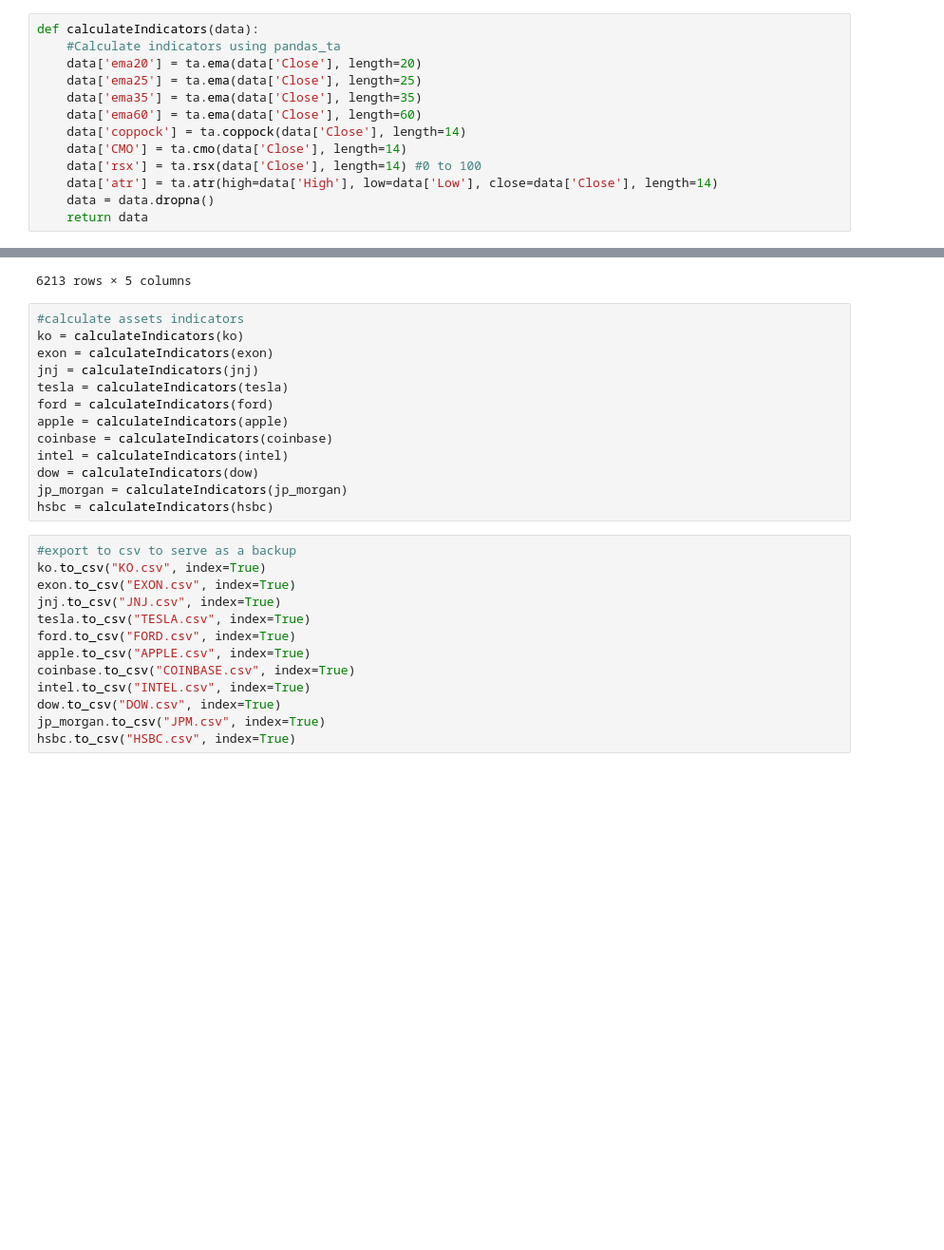
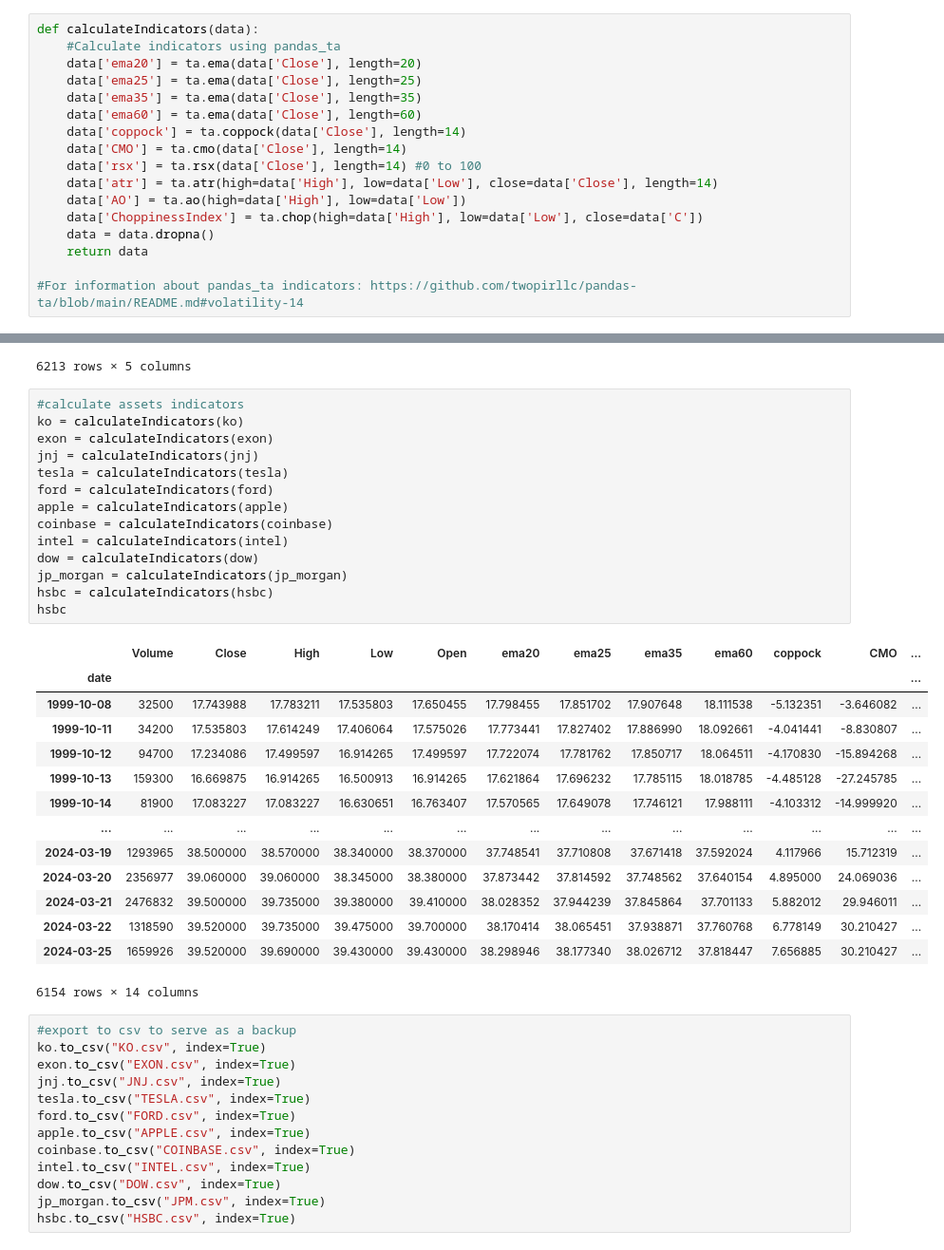
Before and after one commit to mayer19/AlgoritmitTradingCourse, a Jupyter notebook: Trading/BacktestTrading.ipynb, the cells around one changed output, grey strips where cells are left out. Shown at 95% size. Drawn from its saved outputs; the diff is of its cells as text; blank space fills up the shorter version.

```diff
--- a/Trading/BacktestTrading.ipynb
+++ b/Trading/BacktestTrading.ipynb
@@ -51,8 +51,12 @@ def calculateIndicators(data):
     data['CMO'] = ta.cmo(data['Close'], length=14)
     data['rsx'] = ta.rsx(data['Close'], length=14) #0 to 100
     data['atr'] = ta.atr(high=data['High'], low=data['Low'], close=data['Close'], length=14)
+    data['AO'] = ta.ao(high=data['High'], low=data['Low'])
+    data['ChoppinessIndex'] = ta.chop(high=data['High'], low=data['Low'], close=data['C'])
     data = data.dropna()
     return data
+
+#For information about pandas_ta indicators: https://github.com/twopirllc/pandas-ta/blob/main/README.md#volatility-14
 # %% [markdown]
 ### Code
 # %%
@@ -91,16 +95,32 @@ hsbc
 # %%
 #calculate assets indicators
 ko = calculateIndicators(ko)
 exon = calculateIndicators(exon)
 jnj = calculateIndicators(jnj)
 tesla = calculateIndicators(tesla)
 ford = calculateIndicators(ford)
 apple = calculateIndicators(apple)
 coinbase = calculateIndicators(coinbase)
 intel = calculateIndicators(intel)
 dow = calculateIndicators(dow)
 jp_morgan = calculateIndicators(jp_morgan)
 hsbc = calculateIndicators(hsbc)
+hsbc
+# %% [output]
+|  | Volume | Close | High | Low | Open | ema20 | ema25 | ema35 | ema60 | coppock | CMO | ... |
+| date |  |  |  |  |  |  |  |  |  |  |  | ... |
+| 1999-10-08 | 32500 | 17.743988 | 17.783211 | 17.535803 | 17.650455 | 17.798455 | 17.851702 | 17.907648 | 18.111538 | -5.132351 | -3.646082 | ... |
+| 1999-10-11 | 34200 | 17.535803 | 17.614249 | 17.406064 | 17.575026 | 17.773441 | 17.827402 | 17.886990 | 18.092661 | -4.041441 | -8.830807 | ... |
+| 1999-10-12 | 94700 | 17.234086 | 17.499597 | 16.914265 | 17.499597 | 17.722074 | 17.781762 | 17.850717 | 18.064511 | -4.170830 | -15.894268 | ... |
+| 1999-10-13 | 159300 | 16.669875 | 16.914265 | 16.500913 | 16.914265 | 17.621864 | 17.696232 | 17.785115 | 18.018785 | -4.485128 | -27.245785 | ... |
+| 1999-10-14 | 81900 | 17.083227 | 17.083227 | 16.630651 | 16.763407 | 17.570565 | 17.649078 | 17.746121 | 17.988111 | -4.103312 | -14.999920 | ... |
+| ... | ... | ... | ... | ... | ... | ... | ... | ... | ... | ... | ... | ... |
+| 2024-03-19 | 1293965 | 38.500000 | 38.570000 | 38.340000 | 38.370000 | 37.748541 | 37.710808 | 37.671418 | 37.592024 | 4.117966 | 15.712319 | ... |
+| 2024-03-20 | 2356977 | 39.060000 | 39.060000 | 38.345000 | 38.380000 | 37.873442 | 37.814592 | 37.748562 | 37.640154 | 4.895000 | 24.069036 | ... |
+| 2024-03-21 | 2476832 | 39.500000 | 39.735000 | 39.380000 | 39.410000 | 38.028352 | 37.944239 | 37.845864 | 37.701133 | 5.882012 | 29.946011 | ... |
+| 2024-03-22 | 1318590 | 39.520000 | 39.735000 | 39.475000 | 39.700000 | 38.170414 | 38.065451 | 37.938871 | 37.760768 | 6.778149 | 30.210427 | ... |
+| 2024-03-25 | 1659926 | 39.520000 | 39.690000 | 39.430000 | 39.430000 | 38.298946 | 38.177340 | 38.026712 | 37.818447 | 7.656885 | 30.210427 | ... |
+6154 rows × 14 columns
 # %%
 #export to csv to serve as a backup
 ko.to_csv("KO.csv", index=True)
```
